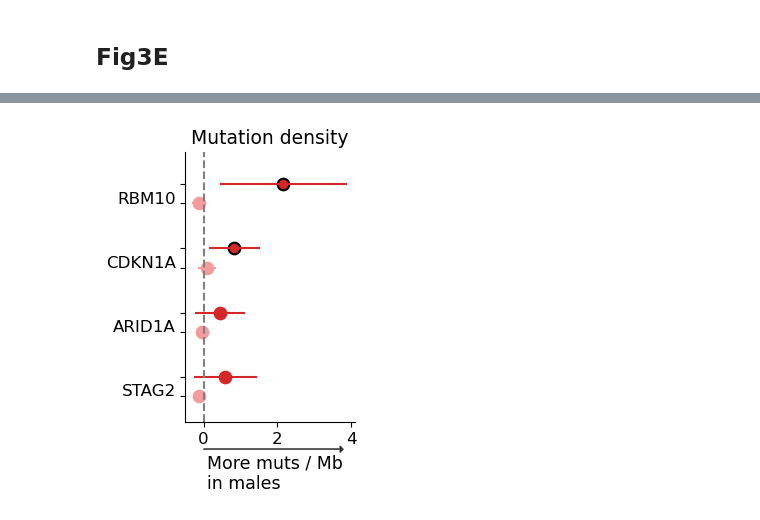
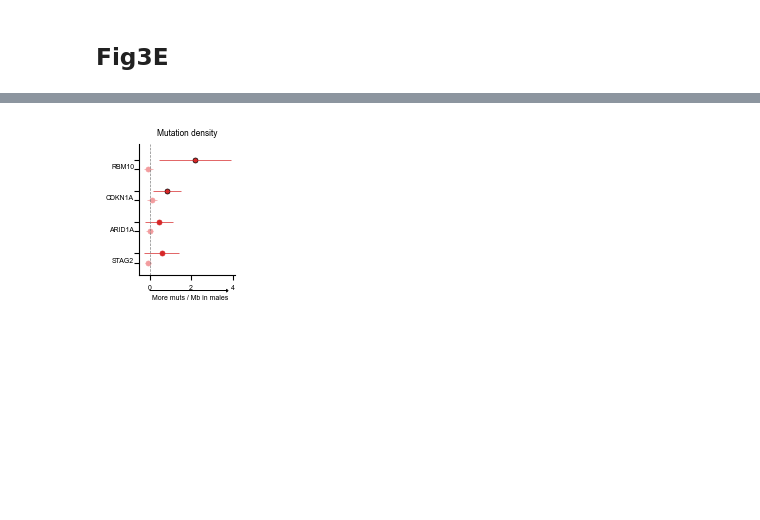
Before and after one commit to bbglab/normal_bladder_paper, a Jupyter notebook: main/Fig3/Fig3.ipynb, the cells around one changed output, grey strips where cells are left out. Drawn from its saved outputs; the diff is of its cells as text; code cells hidden in the pictures; blank space fills up the shorter version.

Commit message:
fig3 size and details adjusted

```diff
--- a/main/Fig3/Fig3.ipynb
+++ b/main/Fig3/Fig3.ipynb
@@ -608,29 +587,29 @@ regr_mutrate_PA_sex_df_simple
 # %%
 sex_genes = ["STAG2", "ARID1A", "CDKN1A", "RBM10"]
 plot_config = {"title": "Mutation density",
-                # "ylabels": ["protein-affecting       ", "non-protein-affecting"],
                 "ylabels": ["", ""],
                 "ylabels_gene_xcoord": -0.75,
                 "arrow_xlim": 3.7,
-                "arrow_yloc": -1.13,
+                "arrow_yloc": -1.2,
                 "arrow_head_width": 0.1,
                 "arrow_head_length": 0.08,
-                "effectsize_text": "More muts / Mb\nin males",
+                "effectsize_text": "More muts / Mb in males",
                 "effectsize_text_loc": 0.1,
-                "effectsize_text_yloc": -1.75,
+                "effectsize_text_yloc": -1.5,
                 "sign_threshold": 0.2,
                 "null_effect": 0,
                 "coeff_fontsize": 6,
                 "writecoeff_offset" : 0.1}
+plots_general_config["dot_size_coeffplot"] = 13
 regr_res_coeffplot(regrres_df = regr_mutrate_PA_sex_df_simple,
                    plot_config = plot_config,
                    plots_general_config = plots_general_config,
                    responses = sex_genes,
-                   save_file = os.path.join(figures_dir, "fig3f_mutrate.png"),
+                   save_file = os.path.join(figures_dir, "fig3f_mutrate.pdf"),
                    regrres2compare_df = regr_mutrate_NPA_sex_df_simple,
-                   figsize = (2.2, 3.5), write_coeff = False)
+                   figsize = (1.231, 1.7))
 # %% [output]
-[figure, old version]
+[figure, new version]
 # %%
 regr_omega_sex_df_simple = load_lmem_pred(clinvar = "is_male",
                                      res_dir = regressions_omega_dir,
```
Also changed, not shown: parts of 8 cells of this notebook, 20 other files.
